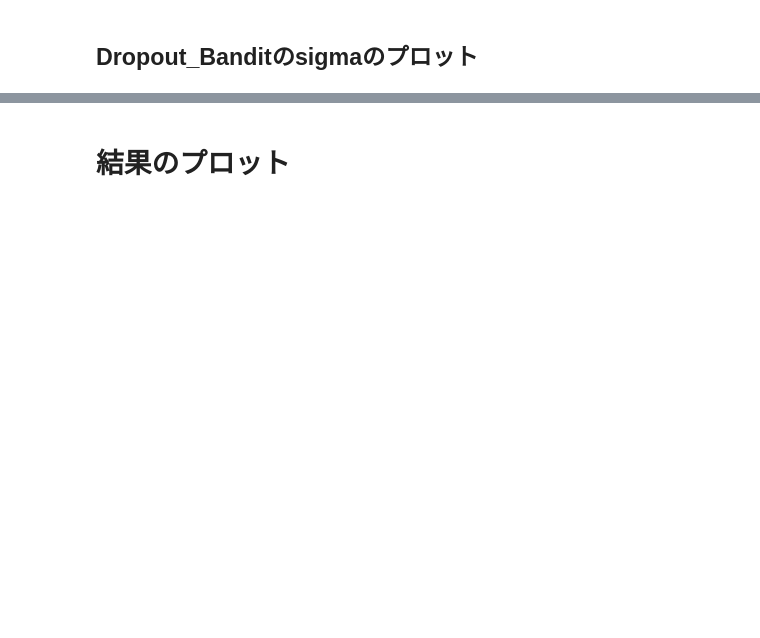
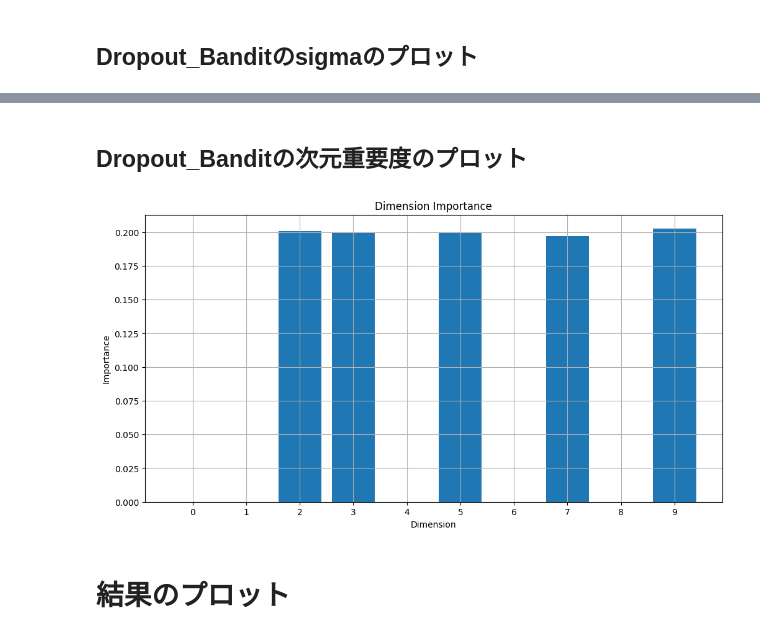
Before and after one commit to nomuyu00/baysian_optimization, a Jupyter notebook: high_dimension_bays.ipynb, the cells around one changed output, grey strips where cells are left out. Cells and saved outputs as stored; diff of their text form; code cells hidden in the pictures; blank space fills up the shorter version.

```diff
--- a/high_dimension_bays.ipynb
+++ b/high_dimension_bays.ipynb
@@ -410,3 +440,9 @@ dropout_bandit_bc_ucb.plot_sigma_history()
+# %% [markdown]
+## Dropout_Banditの次元重要度のプロット
+# %%
+dropout_bandit_bc_ucb.plot_dim_importance()
+# %% [output]
+[figure, added]
 # %% [markdown]
 # 結果のプロット
 # %%
```
Also changed, not shown: parts of 7 cells of this notebook.
